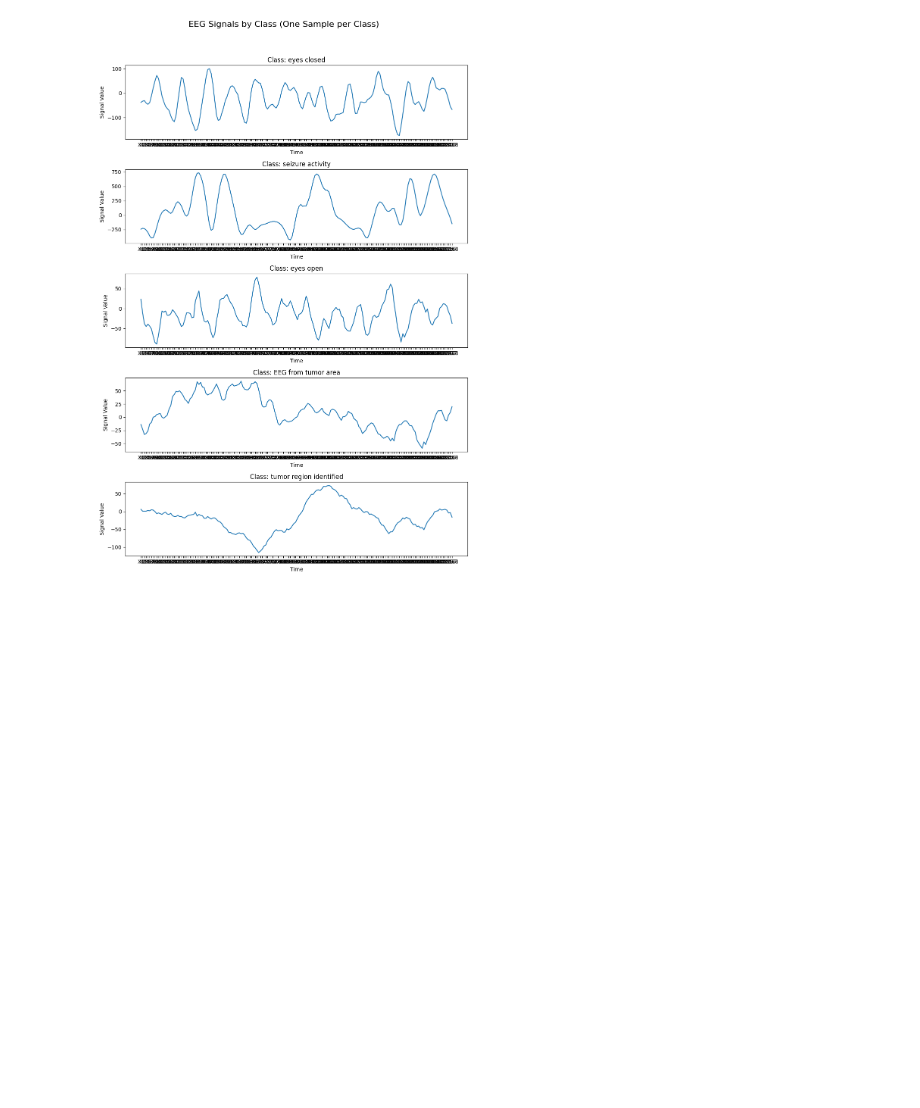
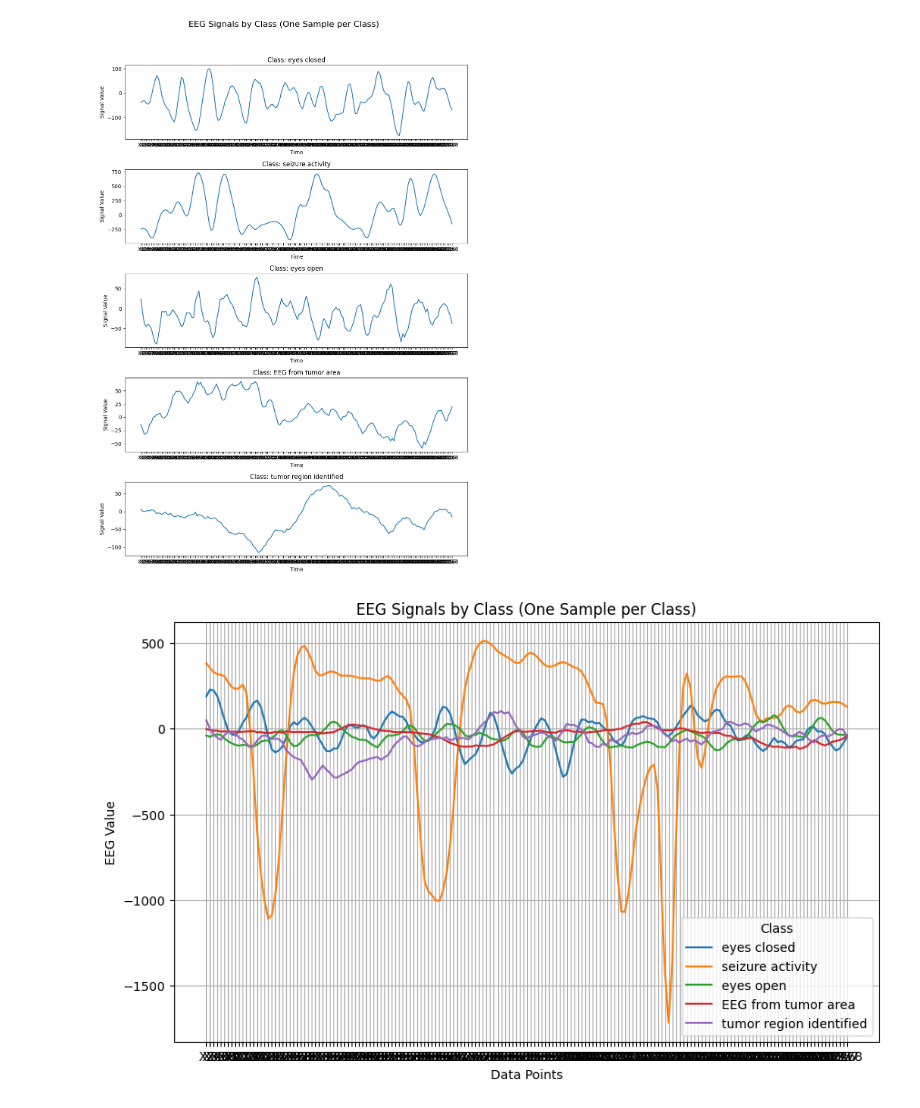
Before and after one commit to sprasha09/BME450-EpilepticSeizureRecognition, a Jupyter notebook: SeizureDetection_project.ipynb, the cells around one changed output. Cells and saved outputs as stored; diff of their text form; code cells hidden in the pictures; blank space fills up the shorter version.

```diff
--- a/SeizureDetection_project.ipynb
+++ b/SeizureDetection_project.ipynb
@@ -140,3 +140,26 @@ plt.tight_layout(rect = [0, 0, 1, 0.95])
 plt.show()
 # %% [output]
 [figure]
+# %%
+import matplotlib.pyplot as plt
+
+# Create a figure
+plt.figure(figsize=(10, 6))
+
+unique_classes = df['y'].unique()
+
+for label in unique_classes:
+    class_data = df[df['y'] == label]
+    sample_index = 0
+    sample_data = class_data.iloc[sample_index]
+    plt.plot(sample_data.index[1:-1], sample_data.values[1:-1], label = label)
+
+plt.title('EEG Signals by Class (One Sample per Class)')
+plt.xlabel('Data Points')
+plt.ylabel('EEG Value')
+plt.legend(title = 'Class')
+plt.grid(True)
+
+plt.show()
+# %% [output]
+[figure, added]
```
